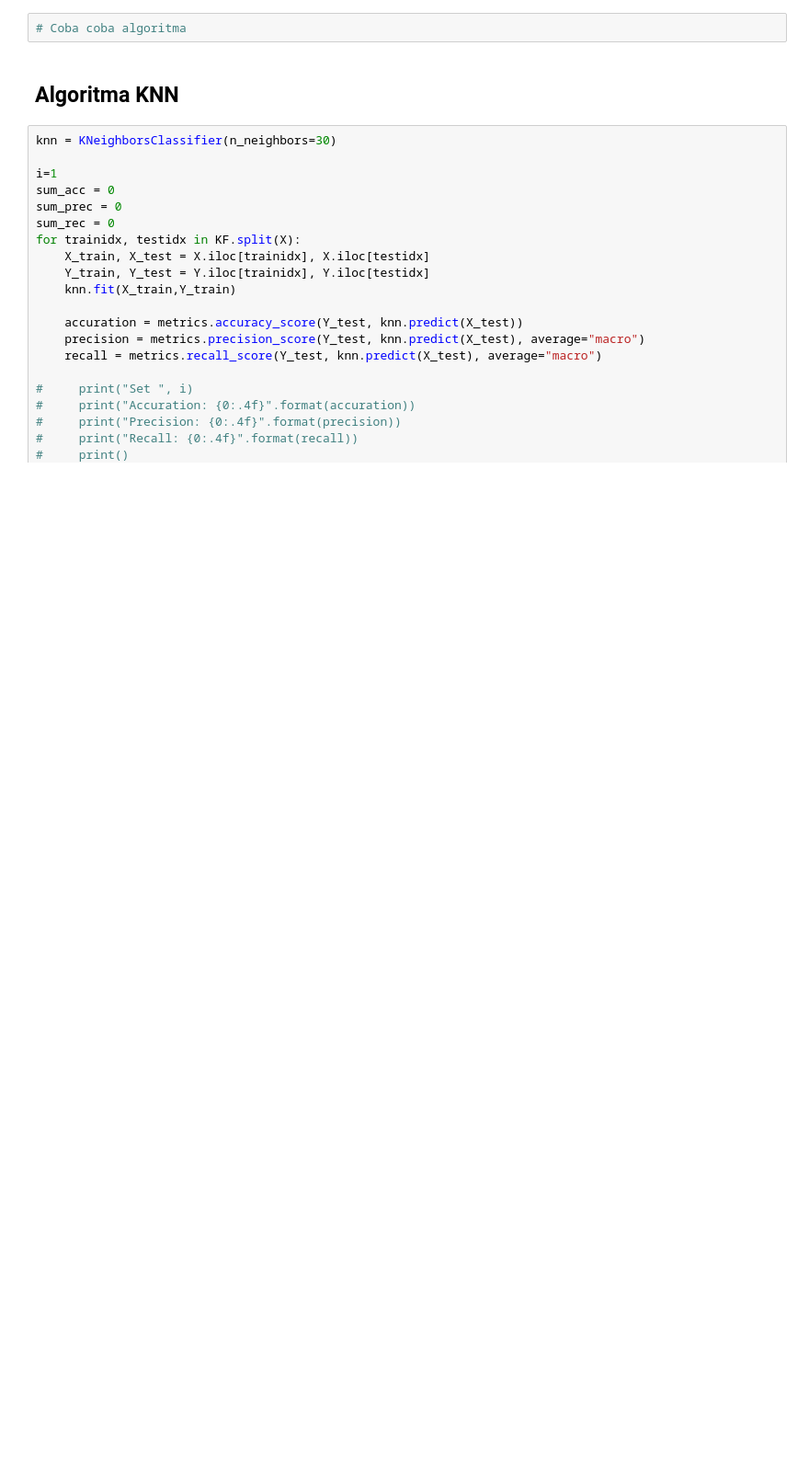
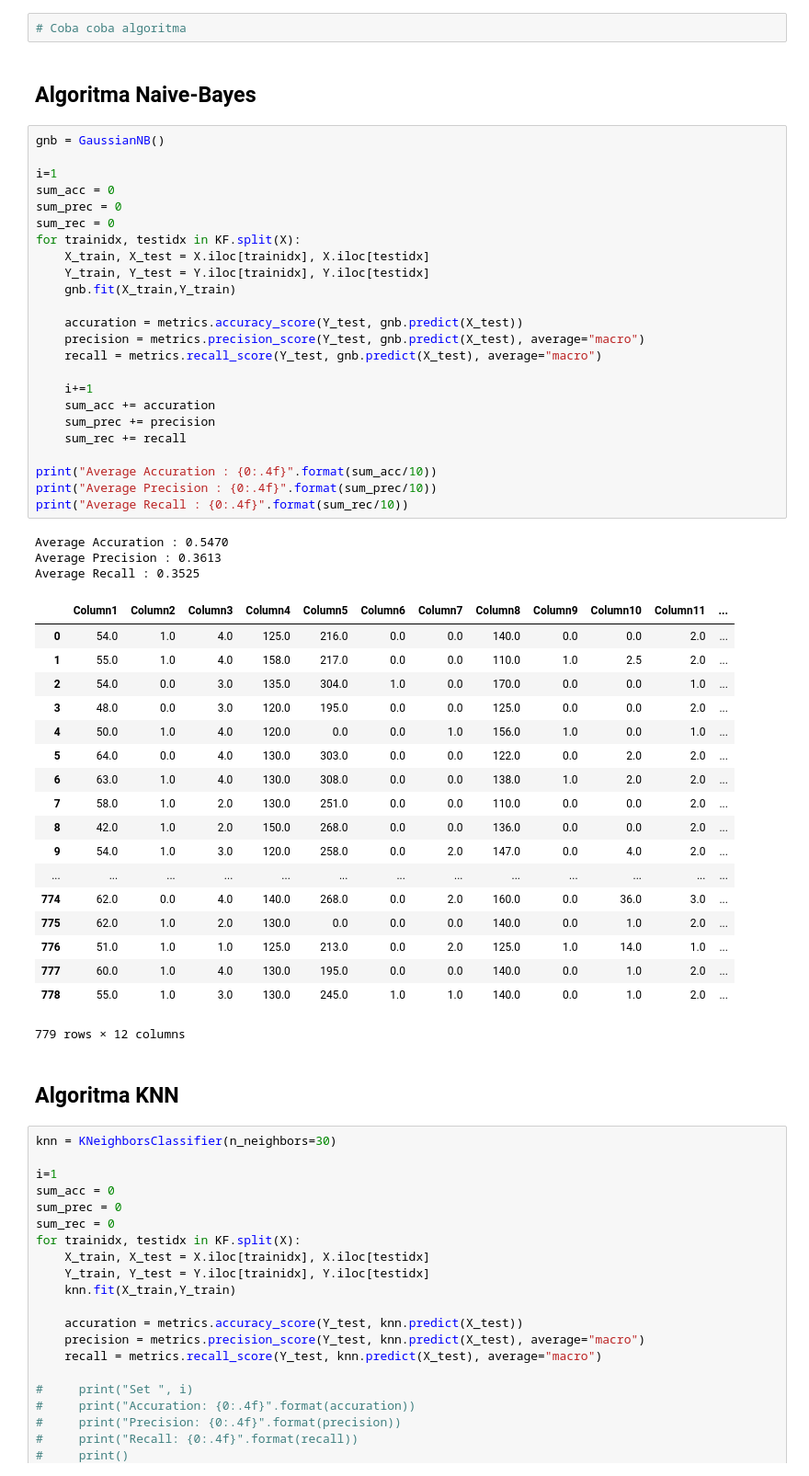
Before and after one commit to AlifAlfa73/Heart-Disease-Predictor, a Jupyter notebook: Predictor.ipynb, the cells around one changed output. Shown at 92% size. Cells and saved outputs as stored; diff of their text form; blank space fills up the shorter version.

Commit message:
Add Gaussian Naive-Bayes

```diff
--- a/Predictor.ipynb
+++ b/Predictor.ipynb
@@ -183,5 +173,53 @@ dtype: object
 # %%
 # Coba coba algoritma
+# %% [markdown]
+## Algoritma Naive-Bayes
+# %%
+gnb = GaussianNB()
+
+i=1
+sum_acc = 0
+sum_prec = 0
+sum_rec = 0
+for trainidx, testidx in KF.split(X):
+    X_train, X_test = X.iloc[trainidx], X.iloc[testidx]
+    Y_train, Y_test = Y.iloc[trainidx], Y.iloc[testidx]
+    gnb.fit(X_train,Y_train)
+
+    accuration = metrics.accuracy_score(Y_test, gnb.predict(X_test))
+    precision = metrics.precision_score(Y_test, gnb.predict(X_test), average="macro")
+    recall = metrics.recall_score(Y_test, gnb.predict(X_test), average="macro")
+
+    i+=1
+    sum_acc += accuration
+    sum_prec += precision
+    sum_rec += recall
+
+print("Average Accuration : {0:.4f}".format(sum_acc/10))
+print("Average Precision : {0:.4f}".format(sum_prec/10))
+print("Average Recall : {0:.4f}".format(sum_rec/10))
+# %% [output]
+Average Accuration : 0.5470
+Average Precision : 0.3613
+Average Recall : 0.3525
+|  | Column1 | Column2 | Column3 | Column4 | Column5 | Column6 | Column7 | Column8 | Column9 | Column10 | Column11 | ... |
+| 0 | 54.0 | 1.0 | 4.0 | 125.0 | 216.0 | 0.0 | 0.0 | 140.0 | 0.0 | 0.0 | 2.0 | ... |
+| 1 | 55.0 | 1.0 | 4.0 | 158.0 | 217.0 | 0.0 | 0.0 | 110.0 | 1.0 | 2.5 | 2.0 | ... |
+| 2 | 54.0 | 0.0 | 3.0 | 135.0 | 304.0 | 1.0 | 0.0 | 170.0 | 0.0 | 0.0 | 1.0 | ... |
+| 3 | 48.0 | 0.0 | 3.0 | 120.0 | 195.0 | 0.0 | 0.0 | 125.0 | 0.0 | 0.0 | 2.0 | ... |
+| 4 | 50.0 | 1.0 | 4.0 | 120.0 | 0.0 | 0.0 | 1.0 | 156.0 | 1.0 | 0.0 | 1.0 | ... |
+| 5 | 64.0 | 0.0 | 4.0 | 130.0 | 303.0 | 0.0 | 0.0 | 122.0 | 0.0 | 2.0 | 2.0 | ... |
+| 6 | 63.0 | 1.0 | 4.0 | 130.0 | 308.0 | 0.0 | 0.0 | 138.0 | 1.0 | 2.0 | 2.0 | ... |
+| 7 | 58.0 | 1.0 | 2.0 | 130.0 | 251.0 | 0.0 | 0.0 | 110.0 | 0.0 | 0.0 | 2.0 | ... |
+| 8 | 42.0 | 1.0 | 2.0 | 150.0 | 268.0 | 0.0 | 0.0 | 136.0 | 0.0 | 0.0 | 2.0 | ... |
+| 9 | 54.0 | 1.0 | 3.0 | 120.0 | 258.0 | 0.0 | 2.0 | 147.0 | 0.0 | 4.0 | 2.0 | ... |
+| ... | ... | ... | ... | ... | ... | ... | ... | ... | ... | ... | ... | ... |
+| 774 | 62.0 | 0.0 | 4.0 | 140.0 | 268.0 | 0.0 | 2.0 | 160.0 | 0.0 | 36.0 | 3.0 | ... |
+| 775 | 62.0 | 1.0 | 2.0 | 130.0 | 0.0 | 0.0 | 0.0 | 140.0 | 0.0 | 1.0 | 2.0 | ... |
+| 776 | 51.0 | 1.0 | 1.0 | 125.0 | 213.0 | 0.0 | 2.0 | 125.0 | 1.0 | 14.0 | 1.0 | ... |
+| 777 | 60.0 | 1.0 | 4.0 | 130.0 | 195.0 | 0.0 | 0.0 | 140.0 | 0.0 | 1.0 | 2.0 | ... |
+| 778 | 55.0 | 1.0 | 3.0 | 130.0 | 245.0 | 1.0 | 1.0 | 140.0 | 0.0 | 1.0 | 2.0 | ... |
+779 rows × 12 columns
 # %% [markdown]
 ## Algoritma KNN
 # %%
```
Also changed, not shown: parts of 3 cells of this notebook, 1 other file.
